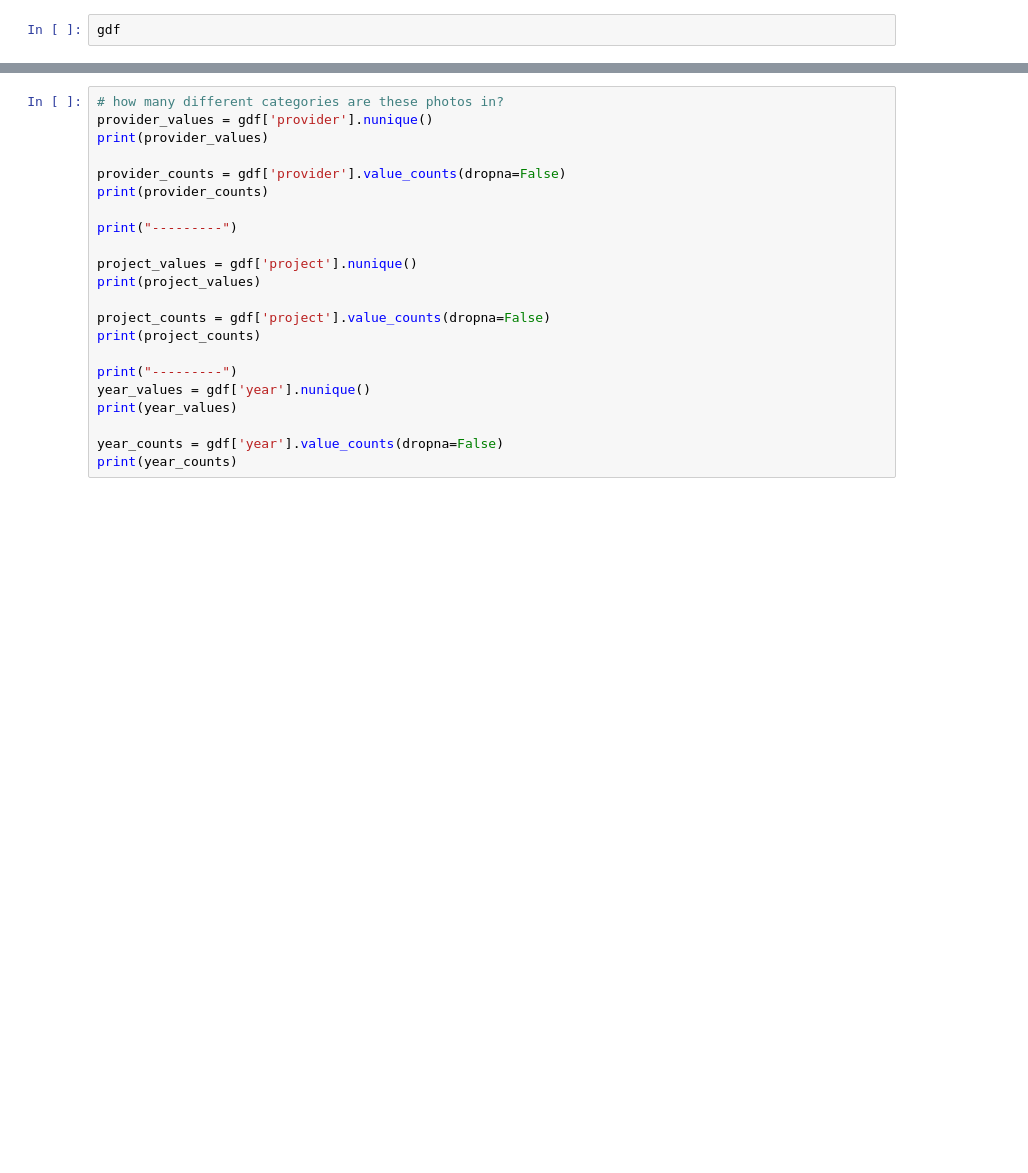
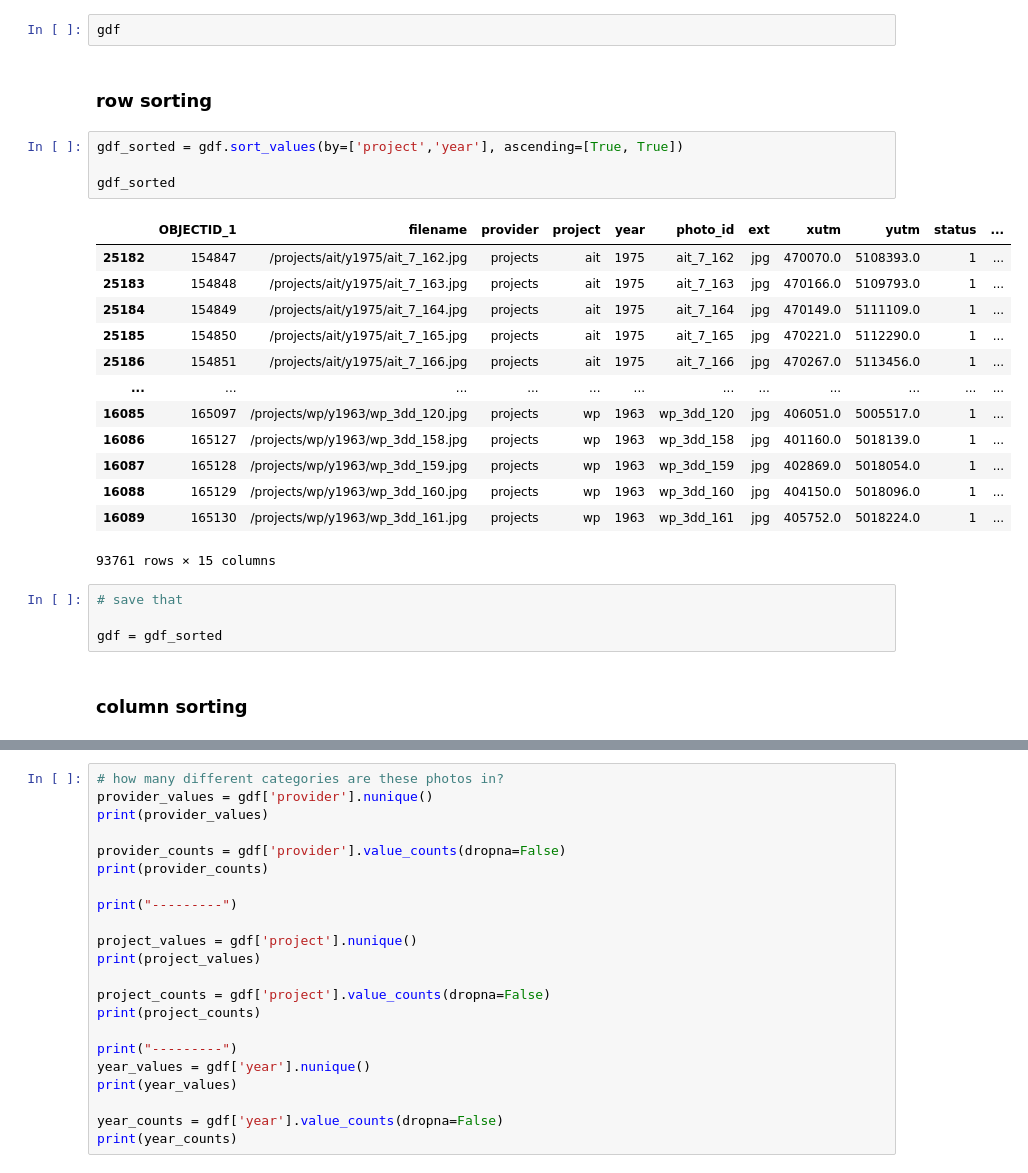
Before and after one commit to cleorose/batch_georef, a Jupyter notebook: data_prep.ipynb, the cells around one changed output, grey strips where cells are left out. Cells and saved outputs as stored; diff of their text form; blank space fills up the shorter version.

Commit message:
setting up primary table

```diff
--- a/data_prep.ipynb
+++ b/data_prep.ipynb
@@ -58,3 +58,29 @@ gdf["output_filename"] = (
 )
 # %%
 gdf
+# %% [markdown]
+### row sorting
+# %%
+gdf_sorted = gdf.sort_values(by=['project','year'], ascending=[True, True])
+
+gdf_sorted
+# %% [output]
+|  | OBJECTID_1 | filename | provider | project | year | photo_id | ext | xutm | yutm | status | ... |
+| 25182 | 154847 | /projects/ait/y1975/ait_7_162.jpg | projects | ait | 1975 | ait_7_162 | jpg | 470070.0 | 5108393.0 | 1 | ... |
+| 25183 | 154848 | /projects/ait/y1975/ait_7_163.jpg | projects | ait | 1975 | ait_7_163 | jpg | 470166.0 | 5109793.0 | 1 | ... |
+| 25184 | 154849 | /projects/ait/y1975/ait_7_164.jpg | projects | ait | 1975 | ait_7_164 | jpg | 470149.0 | 5111109.0 | 1 | ... |
+| 25185 | 154850 | /projects/ait/y1975/ait_7_165.jpg | projects | ait | 1975 | ait_7_165 | jpg | 470221.0 | 5112290.0 | 1 | ... |
+| 25186 | 154851 | /projects/ait/y1975/ait_7_166.jpg | projects | ait | 1975 | ait_7_166 | jpg | 470267.0 | 5113456.0 | 1 | ... |
+| ... | ... | ... | ... | ... | ... | ... | ... | ... | ... | ... | ... |
+| 16085 | 165097 | /projects/wp/y1963/wp_3dd_120.jpg | projects | wp | 1963 | wp_3dd_120 | jpg | 406051.0 | 5005517.0 | 1 | ... |
+| 16086 | 165127 | /projects/wp/y1963/wp_3dd_158.jpg | projects | wp | 1963 | wp_3dd_158 | jpg | 401160.0 | 5018139.0 | 1 | ... |
+| 16087 | 165128 | /projects/wp/y1963/wp_3dd_159.jpg | projects | wp | 1963 | wp_3dd_159 | jpg | 402869.0 | 5018054.0 | 1 | ... |
+| 16088 | 165129 | /projects/wp/y1963/wp_3dd_160.jpg | projects | wp | 1963 | wp_3dd_160 | jpg | 404150.0 | 5018096.0 | 1 | ... |
+| 16089 | 165130 | /projects/wp/y1963/wp_3dd_161.jpg | projects | wp | 1963 | wp_3dd_161 | jpg | 405752.0 | 5018224.0 | 1 | ... |
+93761 rows × 15 columns
+# %%
+# save that
+
+gdf = gdf_sorted
+# %% [markdown]
+### column sorting
```
Also changed, not shown: parts of 10 cells of this notebook.
